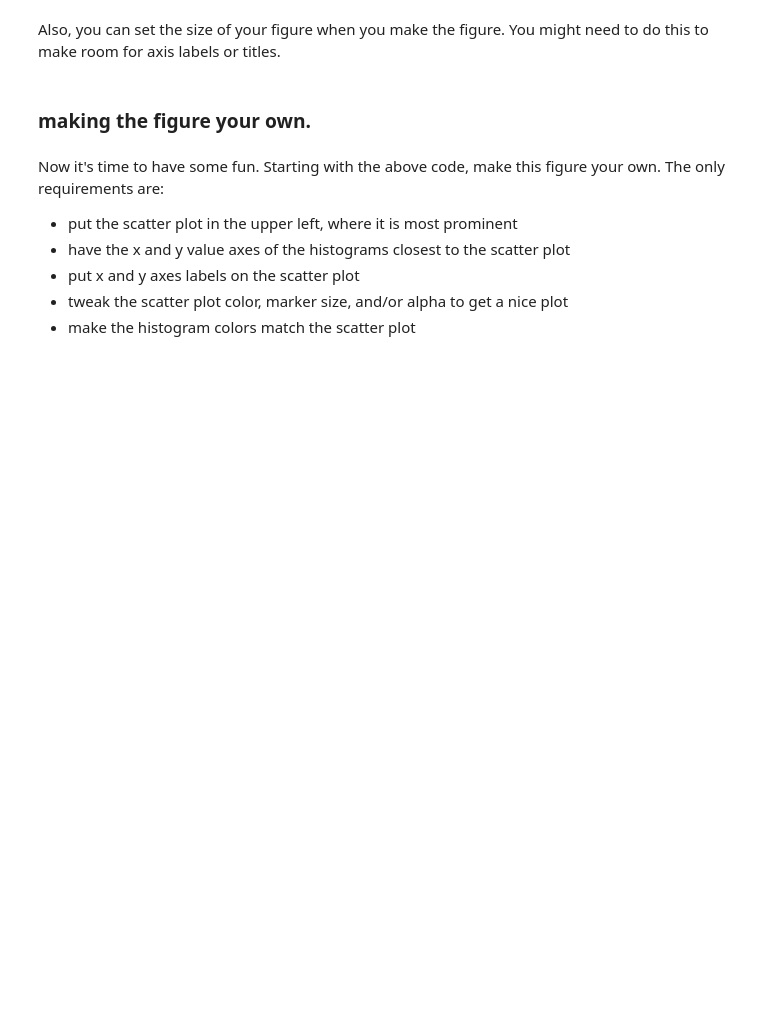
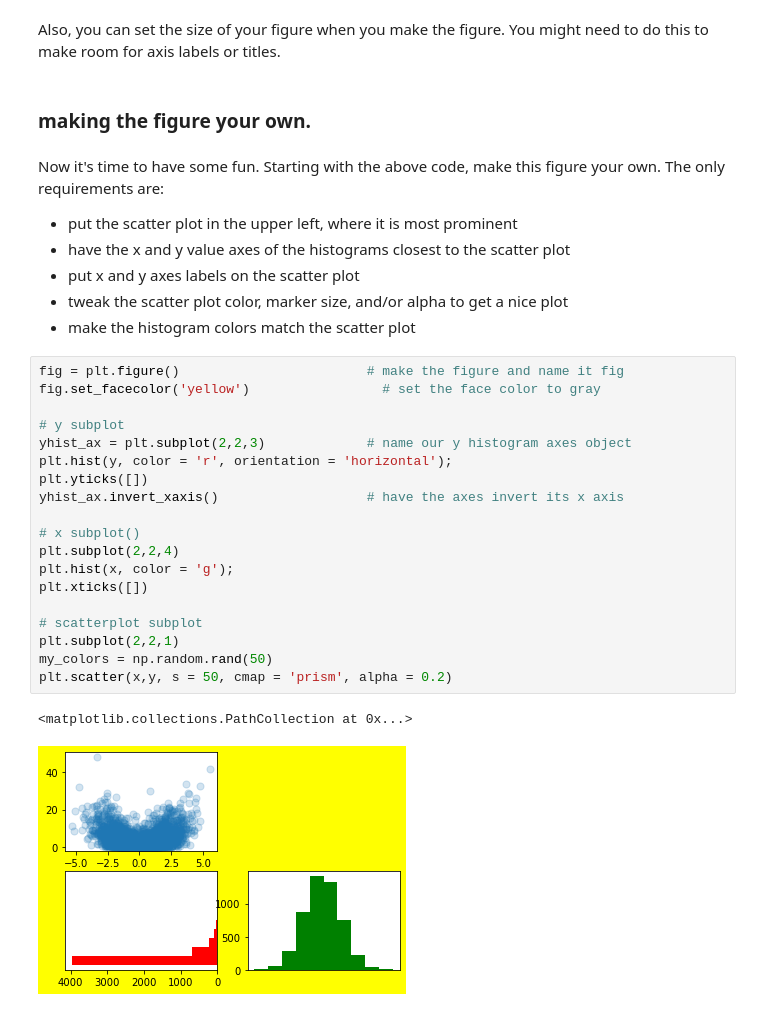
Before and after one commit to scingram1120/FDS-CourseTwo, a Jupyter notebook: t9.ipynb, the cells around one changed output. Saved outputs shown, nothing was run; the diff lists cells and outputs as text; blank space fills up the shorter version.

```diff
--- a/t9.ipynb
+++ b/t9.ipynb
@@ -286,3 +286,25 @@ Now it's time to have some fun. Starting with the above code, make this figure y
 * put x and y axes labels on the scatter plot
 * tweak the scatter plot color, marker size, and/or alpha to get a nice plot
 * make the histogram colors match the scatter plot
+# %%
+fig = plt.figure()                        # make the figure and name it fig
+fig.set_facecolor('yellow')                 # set the face color to gray
+
+# y subplot
+yhist_ax = plt.subplot(2,2,3)             # name our y histogram axes object
+plt.hist(y, color = 'r', orientation = 'horizontal');
+plt.yticks([])
+yhist_ax.invert_xaxis()                   # have the axes invert its x axis
+
+# x subplot()
+plt.subplot(2,2,4)
+plt.hist(x, color = 'g');
+plt.xticks([])
+
+# scatterplot subplot
+plt.subplot(2,2,1)
+my_colors = np.random.rand(50)
+plt.scatter(x,y, s = 50, cmap = 'prism', alpha = 0.2)
+# %% [output]
+<matplotlib.collections.PathCollection at 0x...>
+[figure, added]
```
Also changed, not shown: parts of 13 cells of this notebook, 6 other files.
